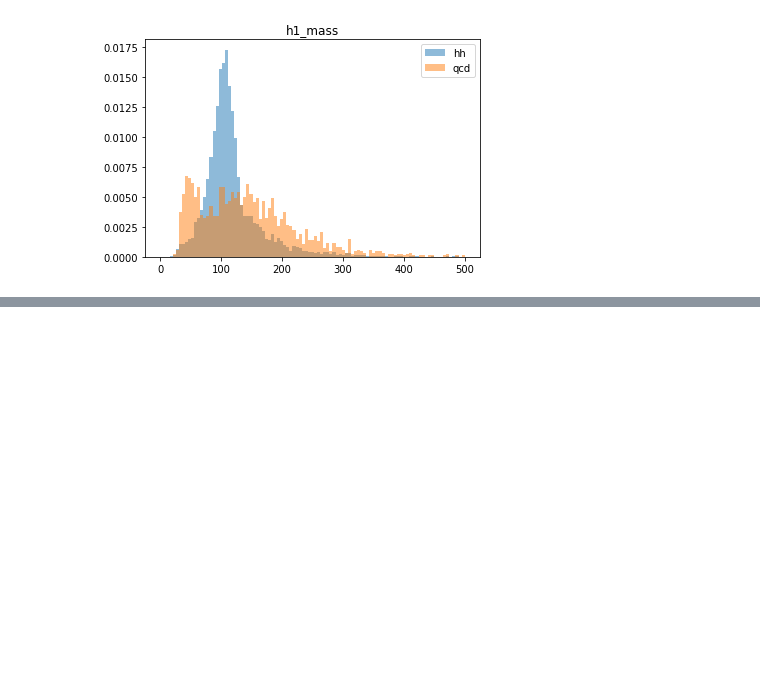
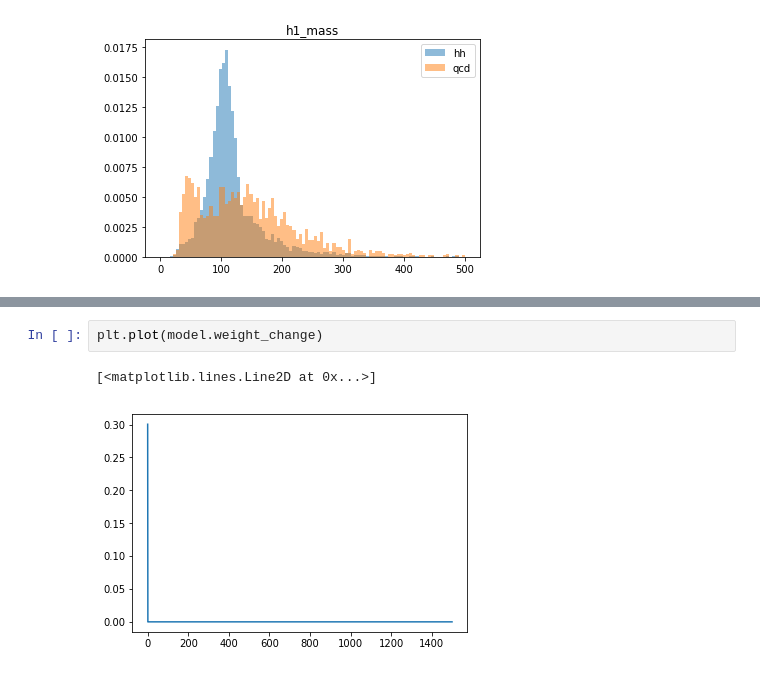
Before and after one commit to neu-physics/dihiggsMLProject, a Jupyter notebook: NeuralNetworking/PytorchNetwork.ipynb, the cells around one changed output, grey strips where cells are left out. Cells and saved outputs as stored; diff of their text form; blank space fills up the shorter version.

```diff
--- a/NeuralNetworking/PytorchNetwork.ipynb
+++ b/NeuralNetworking/PytorchNetwork.ipynb
@@ -176,0 +201,5 @@ plt.plot(model.losses)
+# %%
+plt.plot(model.weight_change)
+# %% [output]
+[<matplotlib.lines.Line2D at 0x...>]
+[figure, added]
```
Also changed, not shown: parts of 13 cells of this notebook, 1 other file.
